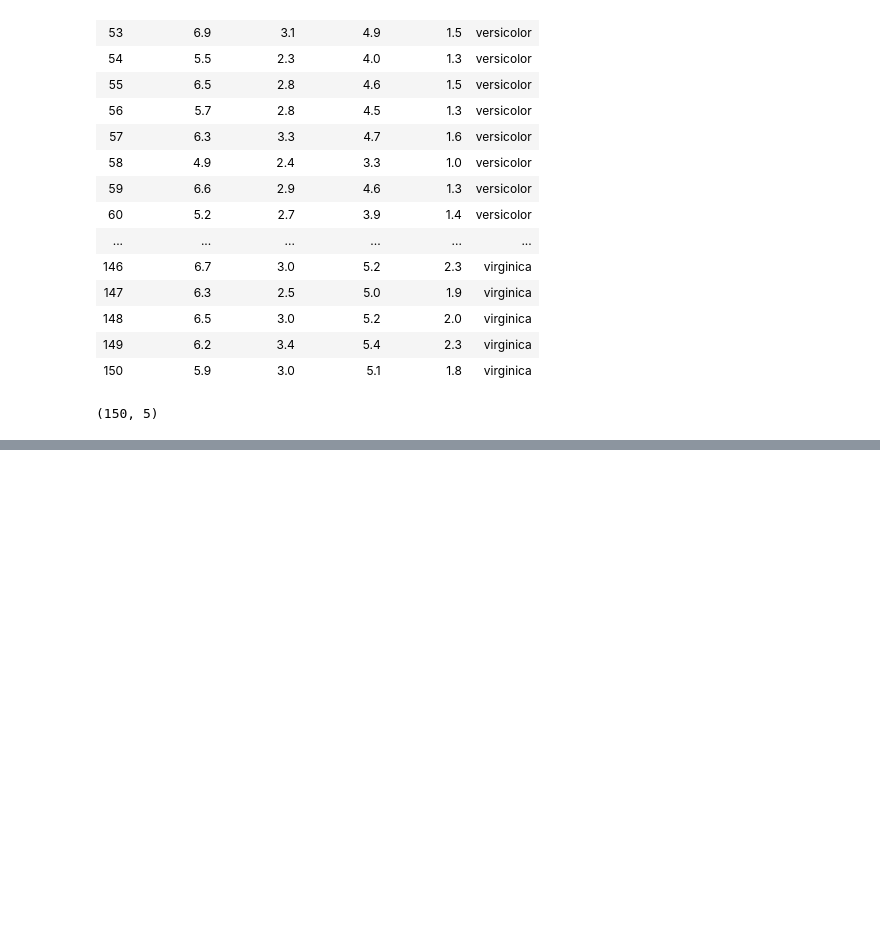
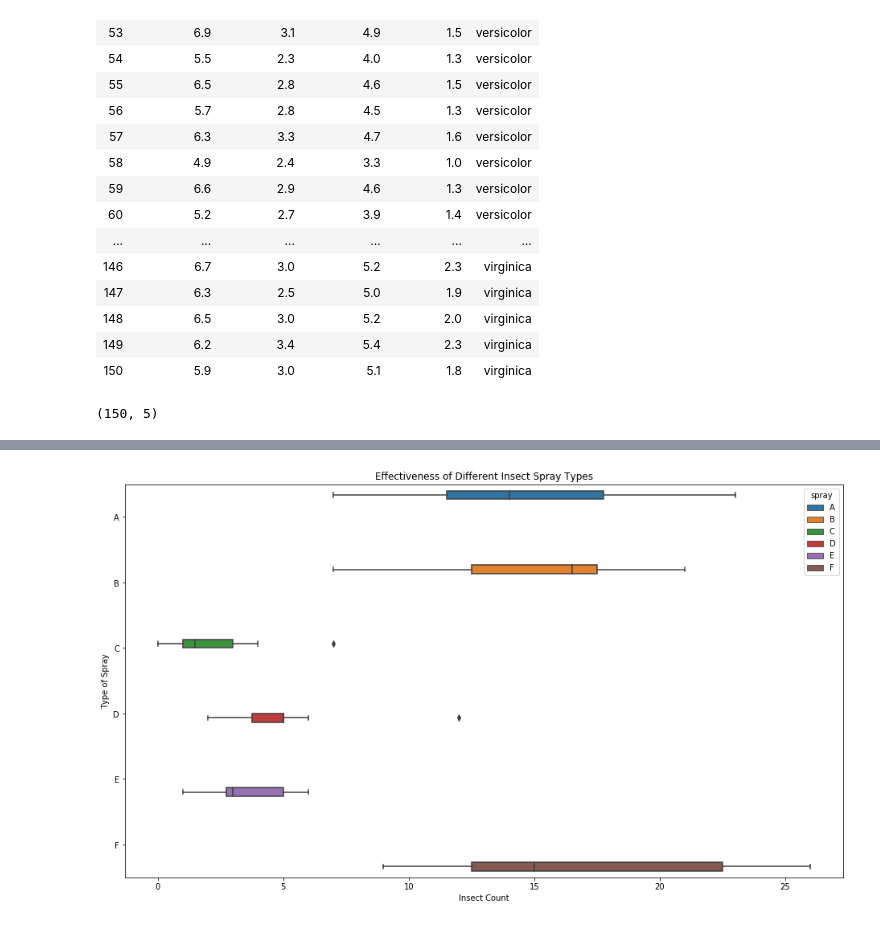
Before and after one commit to aleclhartman/python-exercises, a Jupyter notebook: 4.8.5_seaborn_exercises.ipynb, the cells around one changed output, grey strips where cells are left out. Cells and saved outputs as stored; diff of their text form; code cells hidden in the pictures; blank space fills up the shorter version.

```diff
--- a/4.8.5_seaborn_exercises.ipynb
+++ b/4.8.5_seaborn_exercises.ipynb
@@ -153,0 +236,4 @@ Name: species, dtype: object
+# %%
+# 2. Load the InsectSprays dataset and read it's documentation.
+insect_sprays = data("InsectSprays")
+insect_sprays.head()
@@ -153,0 +271,9 @@ Name: species, dtype: object
+# %%
+plt.figure(figsize=(16,9))
+sns.boxplot(data=insect_sprays, y="spray", x="count", hue="spray")
+plt.xlabel("Insect Count")
+plt.ylabel("Type of Spray")
+plt.title("Effectiveness of Different Insect Spray Types")
+plt.show()
+# %% [output]
+[figure, added]
```
Also changed, not shown: parts of 23 cells of this notebook.
